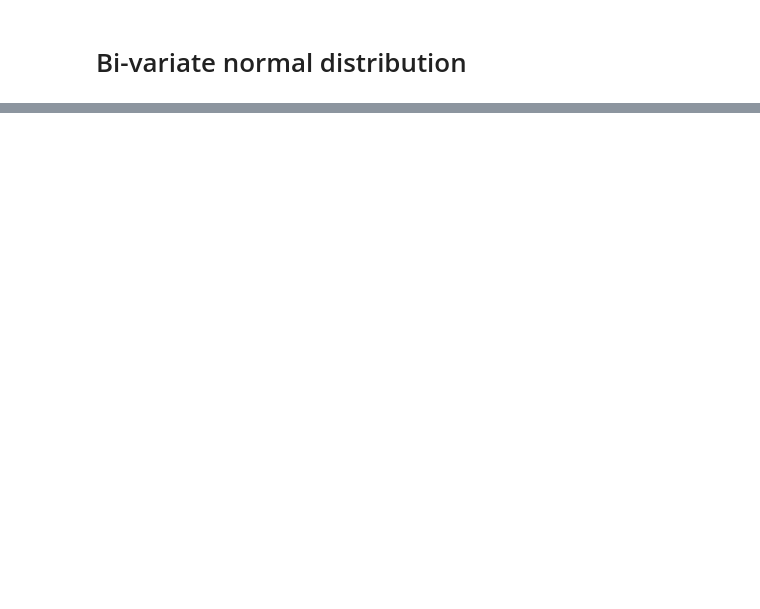
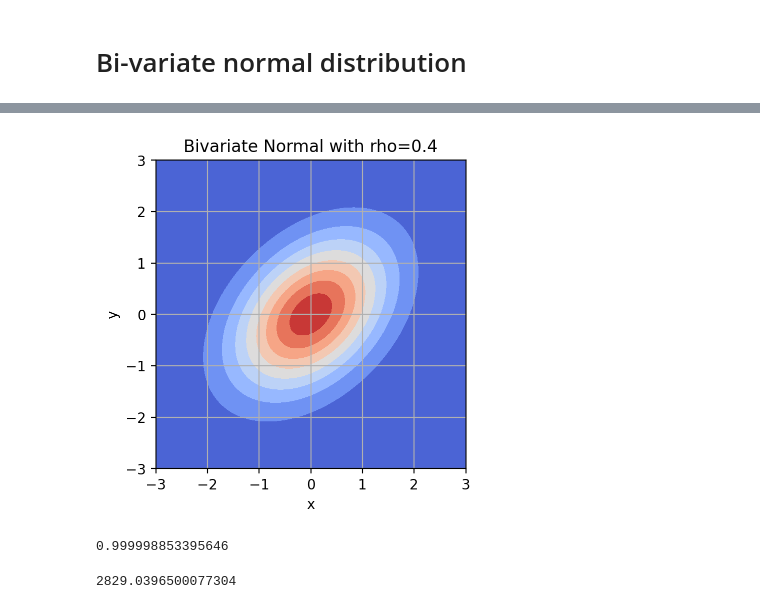
Before and after one commit to artmerinov/unibz_data_profiling, a Jupyter notebook: lab2.ipynb, the cells around one changed output, grey strips where cells are left out. Drawn from its saved outputs; the diff is of its cells as text; code cells hidden in the pictures; blank space fills up the shorter version.

```diff
--- a/lab2.ipynb
+++ b/lab2.ipynb
@@ -160,0 +95,4 @@ for i, rho in enumerate(rhos):
+# %%
+plot_binorm_distr_2d(rho=0.4)
+# %% [output]
+[figure, added]
@@ -161,7 +110,26 @@ for i, rho in enumerate(rhos):
+# %%
+# check that total integral is 1
+
+rho = 0.1
+mu = np.array([0.0, 0.0])
+S = np.array([[1.0, rho], [rho, 1.0]])
+
+s = 0
+for (lower, upper) in grid:
+    s += calc_integral_between(lower, upper, mu, S)
+s
+# %% [output]
+0.999998853395646
 # %%
-# chi2 = 0
-# for area_ij in tqdm(grid_pairs):
-#     f_ij_rho = integrate_bivariate_normal(grid_pairs[0], rho=0.7)
-#     f_ij_0 = integrate_bivariate_normal(grid_pairs[0], rho=0.0)
-#     chi2 += (f_ij_rho - f_ij_0)**2 / f_ij_0
-# chi2 *= ctable.sum()
+rho = 0.77
+
+chi2 = 0
+for (lower, upper) in tqdm(grid):
+    f_ij_rho = calc_integral_between(lower, upper, mu=np.array([0.0, 0.0]), S=np.array([[1.0, rho], [rho, 1.0]]))
+    f_ij_0 = calc_integral_between(lower, upper, mu=np.array([0.0, 0.0]), S=np.array([[1.0, 0.0], [0.0, 1.0]]))
+    chi2 += (f_ij_rho - f_ij_0)**2 / f_ij_0
+
+chi2 *= ctable.sum()
+chi2
+# %% [output]
+2829.0396500077304
```
Also changed, not shown: parts of 11 cells of this notebook, 3 other files.
